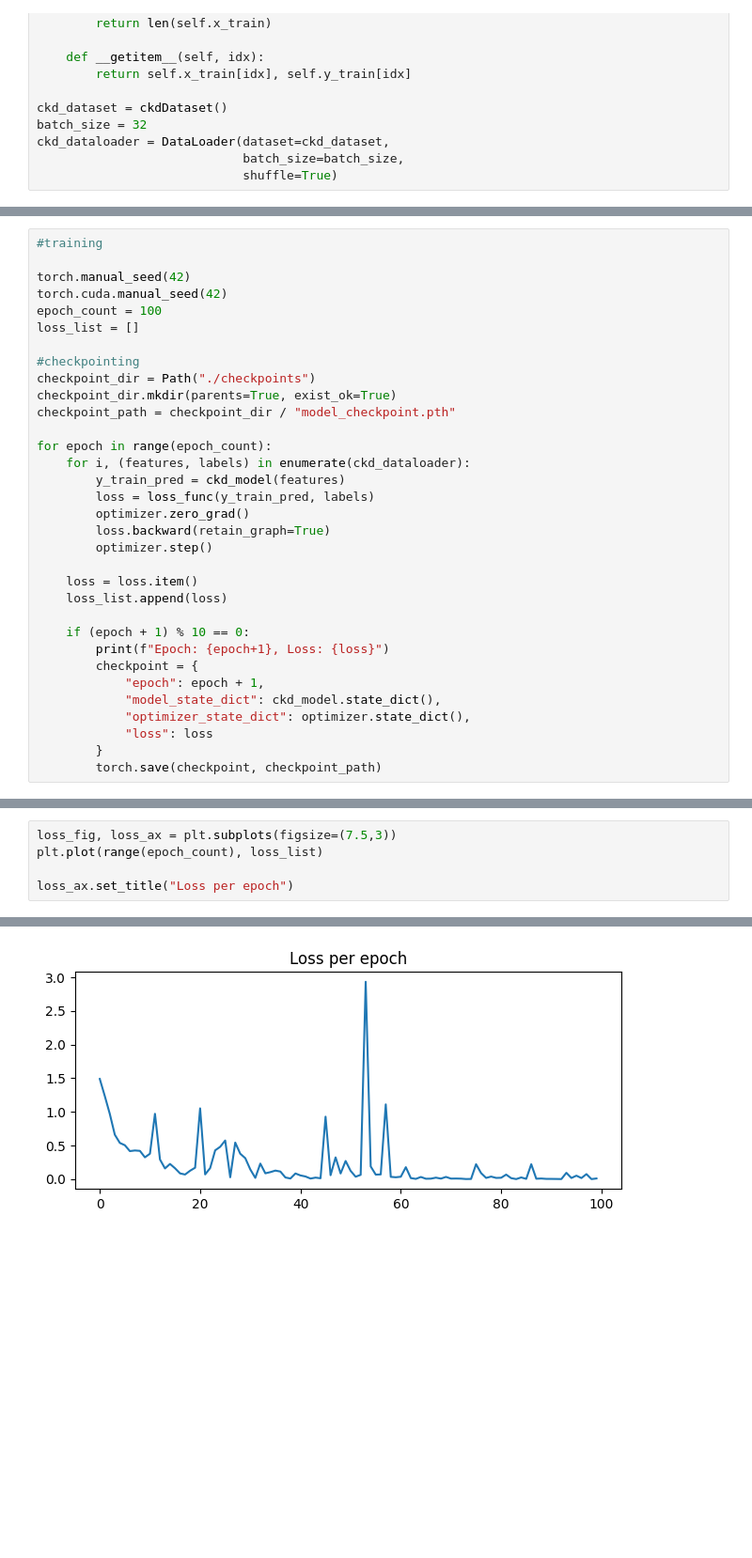
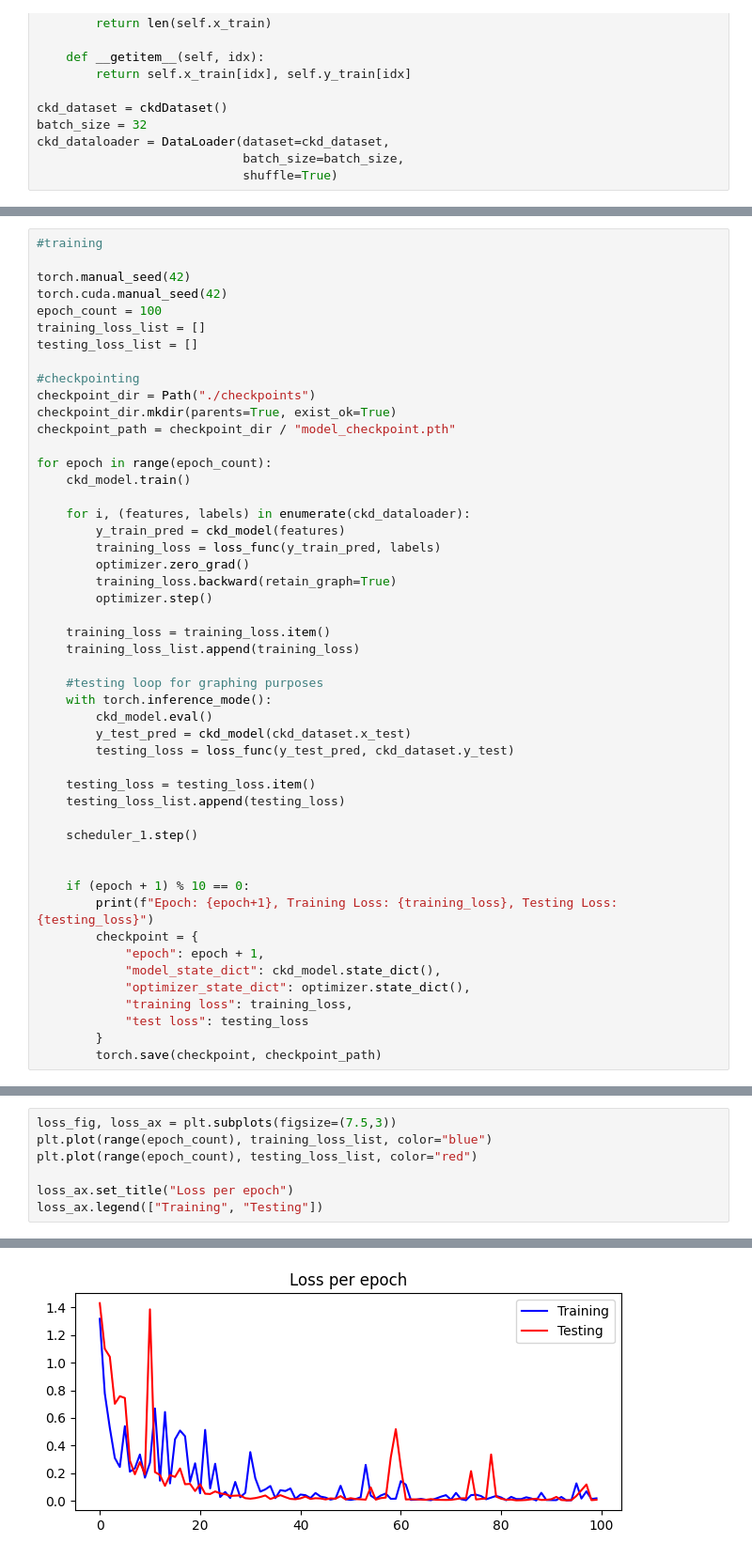
Before and after one commit to TheRidgeSpamss/CKD-ML, a Jupyter notebook: ckd_nn.ipynb, the cells around one changed output, grey strips where cells are left out. Shown: that part at 94% size. Saved outputs shown, nothing was run; the diff lists cells and outputs as text; blank space fills up the shorter version.

Commit message:
Neural network model changes
Add learning rate scheduler, dropout, and testing loop to graph loss

```diff
--- a/ckd_nn.ipynb
+++ b/ckd_nn.ipynb
@@ -141,7 +151,8 @@ optimizer = optim.AdamW(ckd_model.parameters(),
 torch.manual_seed(42)
 torch.cuda.manual_seed(42)
 epoch_count = 100
-loss_list = []
+training_loss_list = []
+testing_loss_list = []
 
 #checkpointing
 checkpoint_dir = Path("./checkpoints")
@@ -149,23 +160,38 @@ checkpoint_dir.mkdir(parents=True, exist_ok=True)
 checkpoint_path = checkpoint_dir / "model_checkpoint.pth"
 
 for epoch in range(epoch_count):
+    ckd_model.train()
+
     for i, (features, labels) in enumerate(ckd_dataloader):
         y_train_pred = ckd_model(features)
-        loss = loss_func(y_train_pred, labels)
+        training_loss = loss_func(y_train_pred, labels)
         optimizer.zero_grad()
-        loss.backward(retain_graph=True)
+        training_loss.backward(retain_graph=True)
         optimizer.step()
 
-    loss = loss.item()
-    loss_list.append(loss)
+    training_loss = training_loss.item()
+    training_loss_list.append(training_loss)
+
+    #testing loop for graphing purposes
+    with torch.inference_mode():
+        ckd_model.eval()
+        y_test_pred = ckd_model(ckd_dataset.x_test)
+        testing_loss = loss_func(y_test_pred, ckd_dataset.y_test)
+
+    testing_loss = testing_loss.item()
+    testing_loss_list.append(testing_loss)
+
+    scheduler_1.step()
+
 
     if (epoch + 1) % 10 == 0:
-        print(f"Epoch: {epoch+1}, Loss: {loss}")
+        print(f"Epoch: {epoch+1}, Training Loss: {training_loss}, Testing Loss: {testing_loss}")
         checkpoint = {
             "epoch": epoch + 1,
             "model_state_dict": ckd_model.state_dict(),
             "optimizer_state_dict": optimizer.state_dict(),
-            "loss": loss
+            "training loss": training_loss,
+            "test loss": testing_loss
         }
         torch.save(checkpoint, checkpoint_path)
 # %% [output]
@@ -207,7 +233,9 @@ tensor([[ 0.,  0.,  0.,  0.,  0.,  0.],
         [ 0.,  0.,  0.,  0.,  0., 10.]])
 # %%
 loss_fig, loss_ax = plt.subplots(figsize=(7.5,3))
-plt.plot(range(epoch_count), loss_list)
+plt.plot(range(epoch_count), training_loss_list, color="blue")
+plt.plot(range(epoch_count), testing_loss_list, color="red")
 
 loss_ax.set_title("Loss per epoch")
+loss_ax.legend(["Training", "Testing"])
 # %% [output]
@@ -215 +243 @@ Text(0.5, 1.0, 'Loss per epoch')
-[figure, old version]
+[figure, new version]
```
Also changed, not shown: parts of 5 cells of this notebook, 2 other files.
